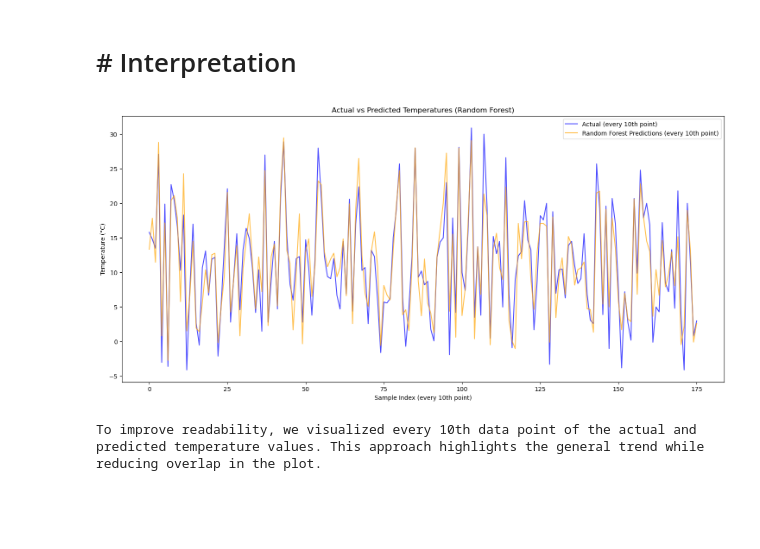
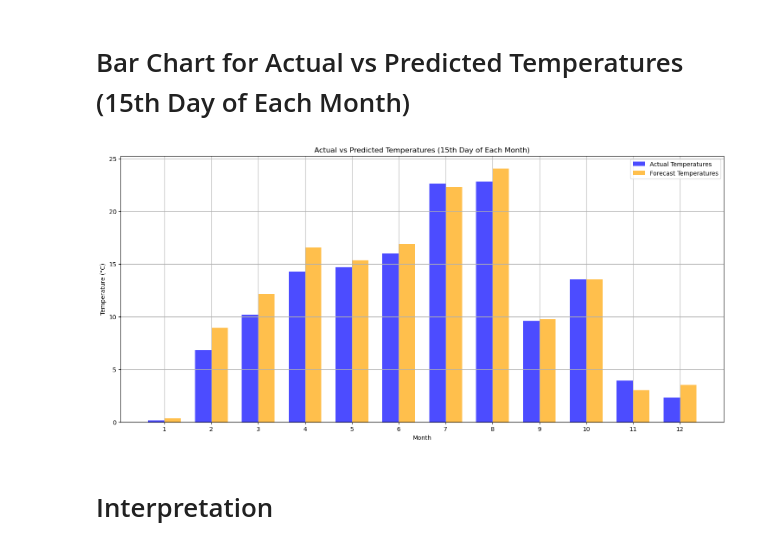
Before and after one commit to fdrmic/dataanalyticsproject, a Jupyter notebook: notebooks/model_evaluation.ipynb, the cells around one changed output. Cells and saved outputs as stored; diff of their text form; code cells hidden in the pictures; blank space fills up the shorter version.

```diff
--- a/notebooks/model_evaluation.ipynb
+++ b/notebooks/model_evaluation.ipynb
@@ -192,0 +43,7 @@ Both the ANOVA and Chi-Squared tests indicate statistically significant results.
+# %%
+# Filter data for the 15th day of each month (both actual and forecast)
+weather_df_15th = weather_df[weather_df['datetime'].dt.day == 15]
+forecast_df_15th = forecast_df[forecast_df['datetime'].dt.day == 15]
+
+# Merge actual weather data and forecast data on datetime
+merged_df = pd.merge(weather_df_15th, forecast_df_15th, on='datetime', suffixes=('_actual', '_forecast'))
@@ -193,18 +82,40 @@ Both the ANOVA and Chi-Squared tests indicate statistically significant results.
+# %% [markdown]
+# Bar Chart for Actual vs Predicted Temperatures (15th Day of Each Month)
+# %%
+# Prepare data for the bar chart
+# Group the data by 'month' and calculate the mean of the temperatures
+monthly_data = merged_df.groupby(merged_df['datetime'].dt.month).agg(
+    actual_temp=('temperature_2m_actual', 'mean'),
+    forecast_temp=('temperature_2m_forecast', 'mean')
+)
+
+# Set the months on the X-axis
+months = np.arange(1, 13)
+
+# Set the width for the bars
+bar_width = 0.35
+
+# Set the X positions for the bars
+index = np.arange(len(months))
+
+# Create a bar chart
+plt.figure(figsize=(18, 8))
+plt.bar(index, monthly_data['actual_temp'], bar_width, label='Actual Temperatures', color='blue', alpha=0.7)
+plt.bar(index + bar_width, monthly_data['forecast_temp'], bar_width, label='Forecast Temperatures', color='orange', alpha=0.7)
+
+# Adding titles and labels
+plt.title('Actual vs Predicted Temperatures (15th Day of Each Month)')
+plt.xlabel('Month')
+plt.ylabel('Temperature (°C)')
+plt.xticks(index + bar_width / 2, months)  # Place the x-ticks at the middle of the bars
+plt.legend()
+
+# Display the grid
+plt.grid(True)
+
+# Show the plot
+plt.show()
+# %% [output]
+[figure, added]
 # %% [markdown]
-# # Interpretation
+# Interpretation
-# %%
-# Visualize predictions with reduced data points for better readability
-plt.figure(figsize=(18, 8))  # Increased size for better readability
-plt.plot(y_test.values[::10], label='Actual (every 10th point)', color='blue', alpha=0.7)
-plt.plot(y_pred_rf[::10], label='Random Forest Predictions (every 10th point)', color='orange', alpha=0.7)
-plt.title("Actual vs Predicted Temperatures (Random Forest)")
-plt.xlabel("Sample Index (every 10th point)")
-plt.ylabel("Temperature (°C)")
-plt.legend()
-plt.show()
-
-# Interpretation
-print("To improve readability, we visualized every 10th data point of the actual and predicted temperature values. This approach highlights the general trend while reducing overlap in the plot.")
-# %% [output]
-[figure, removed]
-To improve readability, we visualized every 10th data point of the actual and predicted temperature values. This approach highlights the general trend while reducing overlap in the plot.
```
Also changed, not shown: parts of 16 cells of this notebook, 1 other file.
